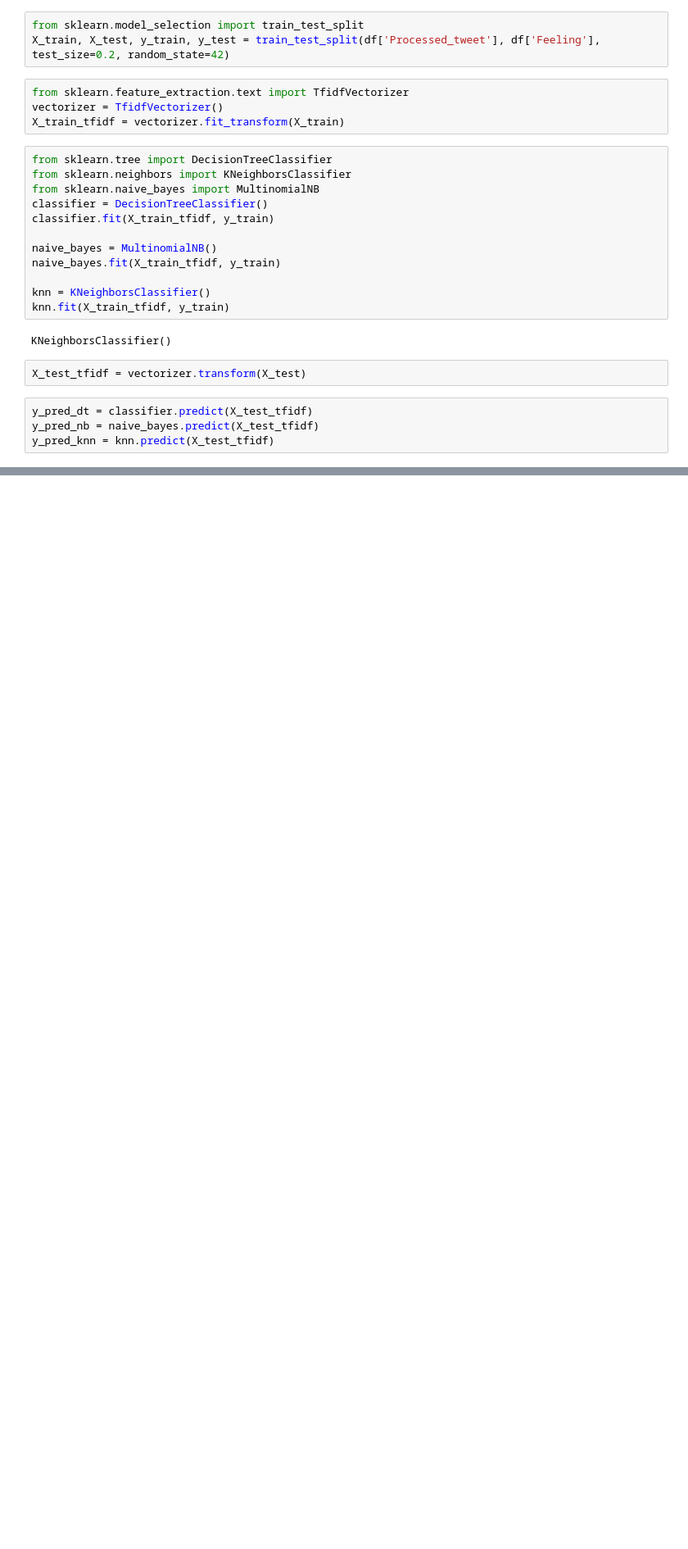
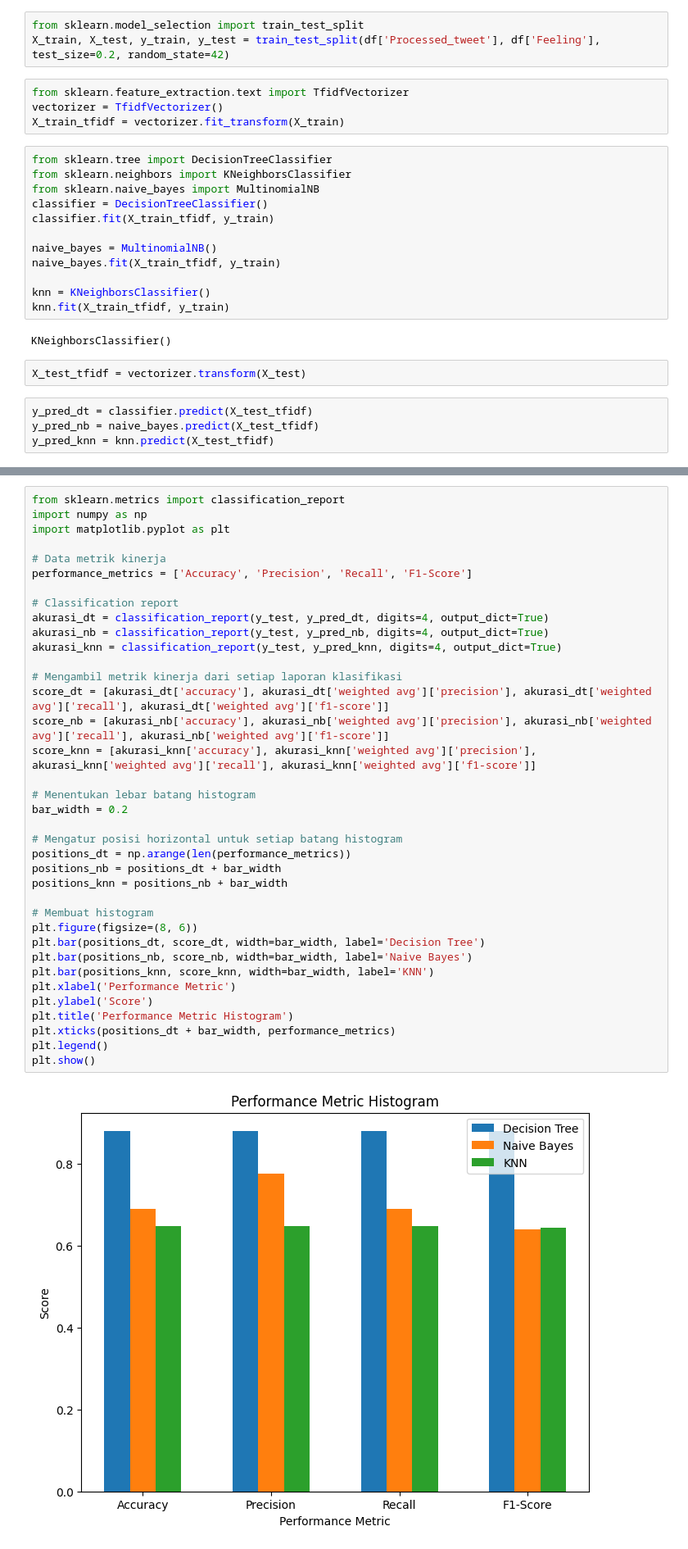
Before and after one commit to alvinmr/datamining-klp13, a Jupyter notebook: dt.ipynb, the cells around one changed output, grey strips where cells are left out. Shown: that part at 82% size. Cells and saved outputs as stored; diff of their text form; blank space fills up the shorter version.

Commit message:
update visualisasi data

```diff
--- a/dt.ipynb
+++ b/dt.ipynb
@@ -106,0 +107,39 @@ weighted avg       0.65      0.65      0.64      1572
+# %%
+from sklearn.metrics import classification_report
+import numpy as np
+import matplotlib.pyplot as plt
+
+# Data metrik kinerja
+performance_metrics = ['Accuracy', 'Precision', 'Recall', 'F1-Score']
+
+# Classification report
+akurasi_dt = classification_report(y_test, y_pred_dt, digits=4, output_dict=True)
+akurasi_nb = classification_report(y_test, y_pred_nb, digits=4, output_dict=True)
+akurasi_knn = classification_report(y_test, y_pred_knn, digits=4, output_dict=True)
+
+# Mengambil metrik kinerja dari setiap laporan klasifikasi
+score_dt = [akurasi_dt['accuracy'], akurasi_dt['weighted avg']['precision'], akurasi_dt['weighted avg']['recall'], akurasi_dt['weighted avg']['f1-score']]
+score_nb = [akurasi_nb['accuracy'], akurasi_nb['weighted avg']['precision'], akurasi_nb['weighted avg']['recall'], akurasi_nb['weighted avg']['f1-score']]
+score_knn = [akurasi_knn['accuracy'], akurasi_knn['weighted avg']['precision'], akurasi_knn['weighted avg']['recall'], akurasi_knn['weighted avg']['f1-score']]
+
+# Menentukan lebar batang histogram
+bar_width = 0.2
+
+# Mengatur posisi horizontal untuk setiap batang histogram
+positions_dt = np.arange(len(performance_metrics))
+positions_nb = positions_dt + bar_width
+positions_knn = positions_nb + bar_width
+
+# Membuat histogram
+plt.figure(figsize=(8, 6))
+plt.bar(positions_dt, score_dt, width=bar_width, label='Decision Tree')
+plt.bar(positions_nb, score_nb, width=bar_width, label='Naive Bayes')
+plt.bar(positions_knn, score_knn, width=bar_width, label='KNN')
+plt.xlabel('Performance Metric')
+plt.ylabel('Score')
+plt.title('Performance Metric Histogram')
+plt.xticks(positions_dt + bar_width, performance_metrics)
+plt.legend()
+plt.show()
+# %% [output]
+[figure, added]
```
Also changed, not shown: parts of 7 cells of this notebook, 2 other files.
